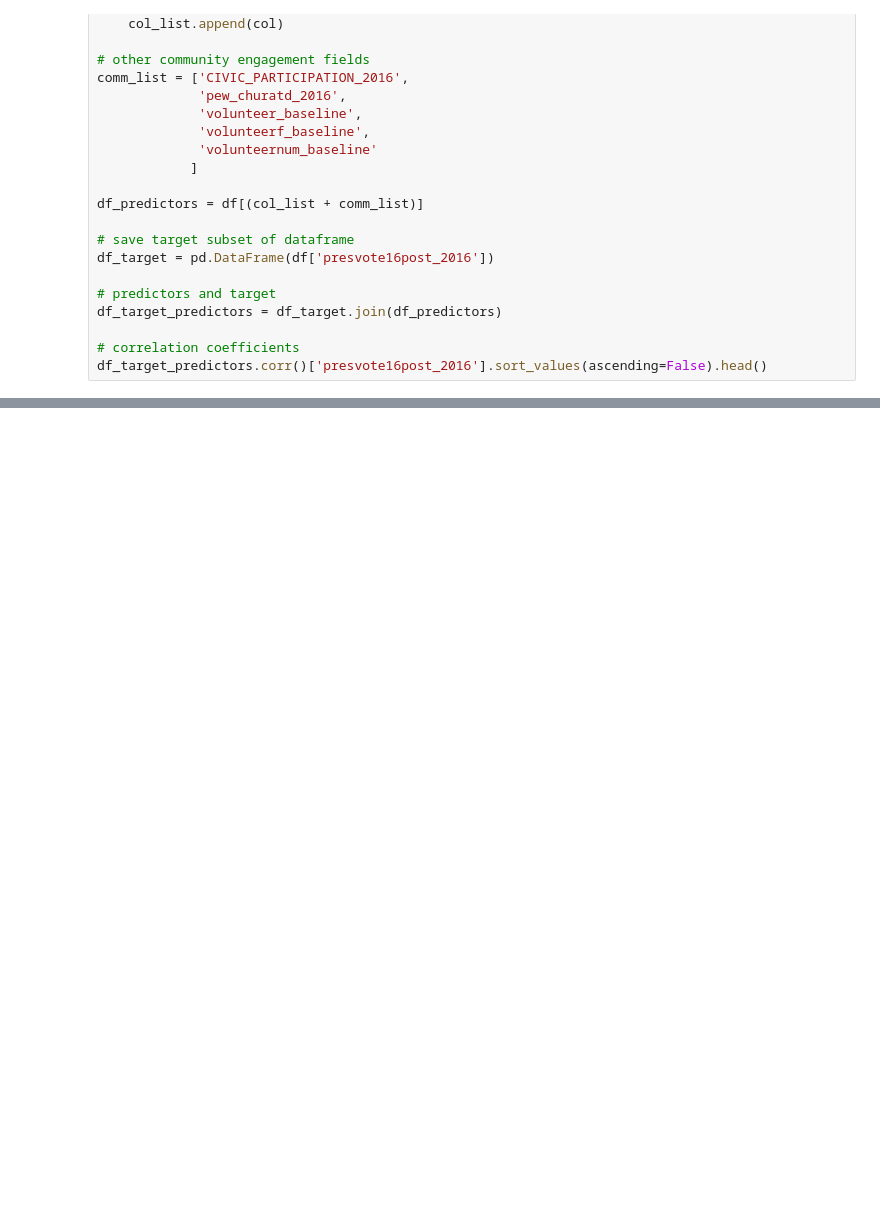
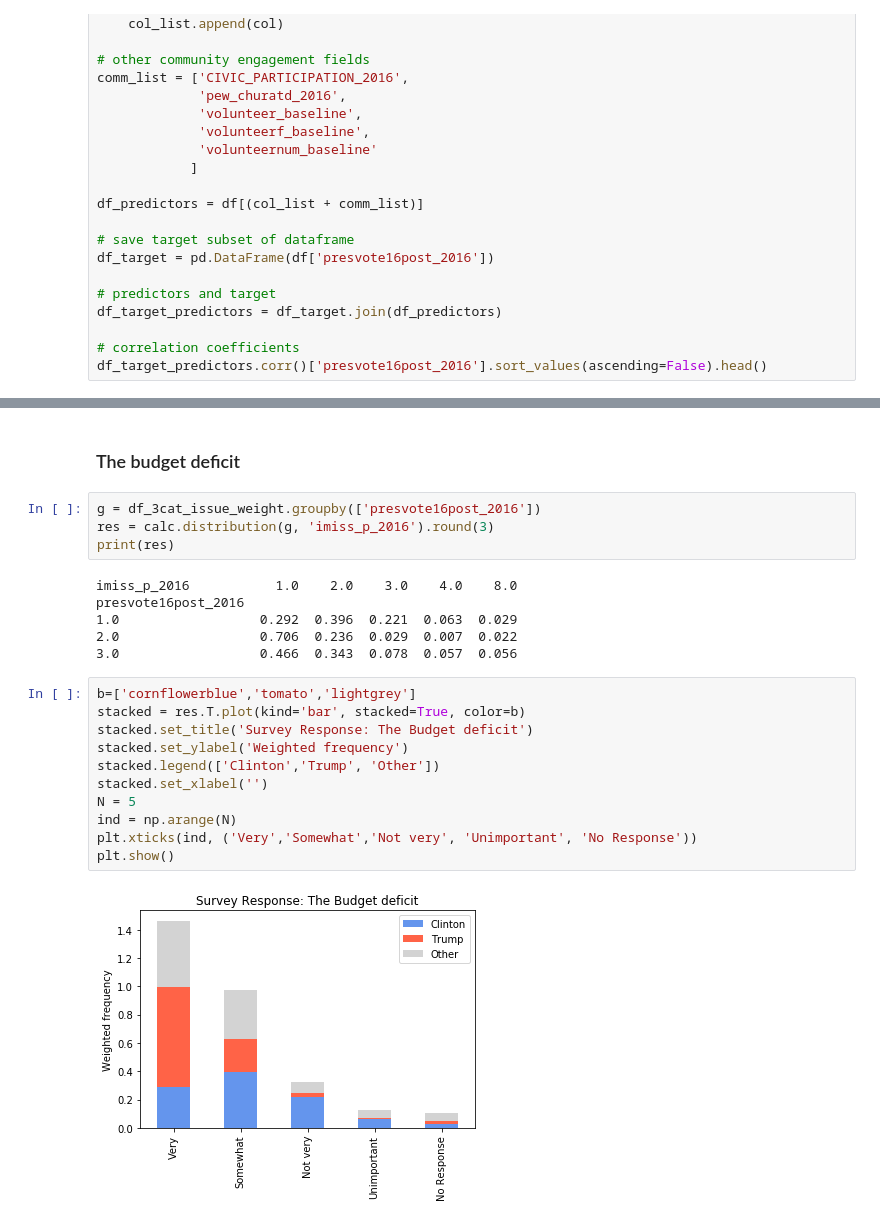
Before and after one commit to ali0003433/predict-by-issue-prioritization, a Jupyter notebook: notebooks/1-al-exploration.ipynb, the cells around one changed output, grey strips where cells are left out. Cells and saved outputs as stored; diff of their text form; blank space fills up the shorter version.

```diff
--- a/notebooks/1-al-exploration.ipynb
+++ b/notebooks/1-al-exploration.ipynb
@@ -170,0 +149,25 @@ sns.xticklabels(df_target.columns)
+# %% [markdown]
+### The budget deficit
+# %%
+g = df_3cat_issue_weight.groupby(['presvote16post_2016'])
+res = calc.distribution(g, 'imiss_p_2016').round(3)
+print(res)
+# %% [output]
+imiss_p_2016           1.0    2.0    3.0    4.0    8.0
+presvote16post_2016
+1.0                  0.292  0.396  0.221  0.063  0.029
+2.0                  0.706  0.236  0.029  0.007  0.022
+3.0                  0.466  0.343  0.078  0.057  0.056
+# %%
+b=['cornflowerblue','tomato','lightgrey']
+stacked = res.T.plot(kind='bar', stacked=True, color=b)
+stacked.set_title('Survey Response: The Budget deficit')
+stacked.set_ylabel('Weighted frequency')
+stacked.legend(['Clinton','Trump', 'Other'])
+stacked.set_xlabel('')
+N = 5
+ind = np.arange(N)
+plt.xticks(ind, ('Very','Somewhat','Not very', 'Unimportant', 'No Response'))
+plt.show()
+# %% [output]
+[figure, added]
```
Also changed, not shown: parts of 23 cells of this notebook, 12 other files.
